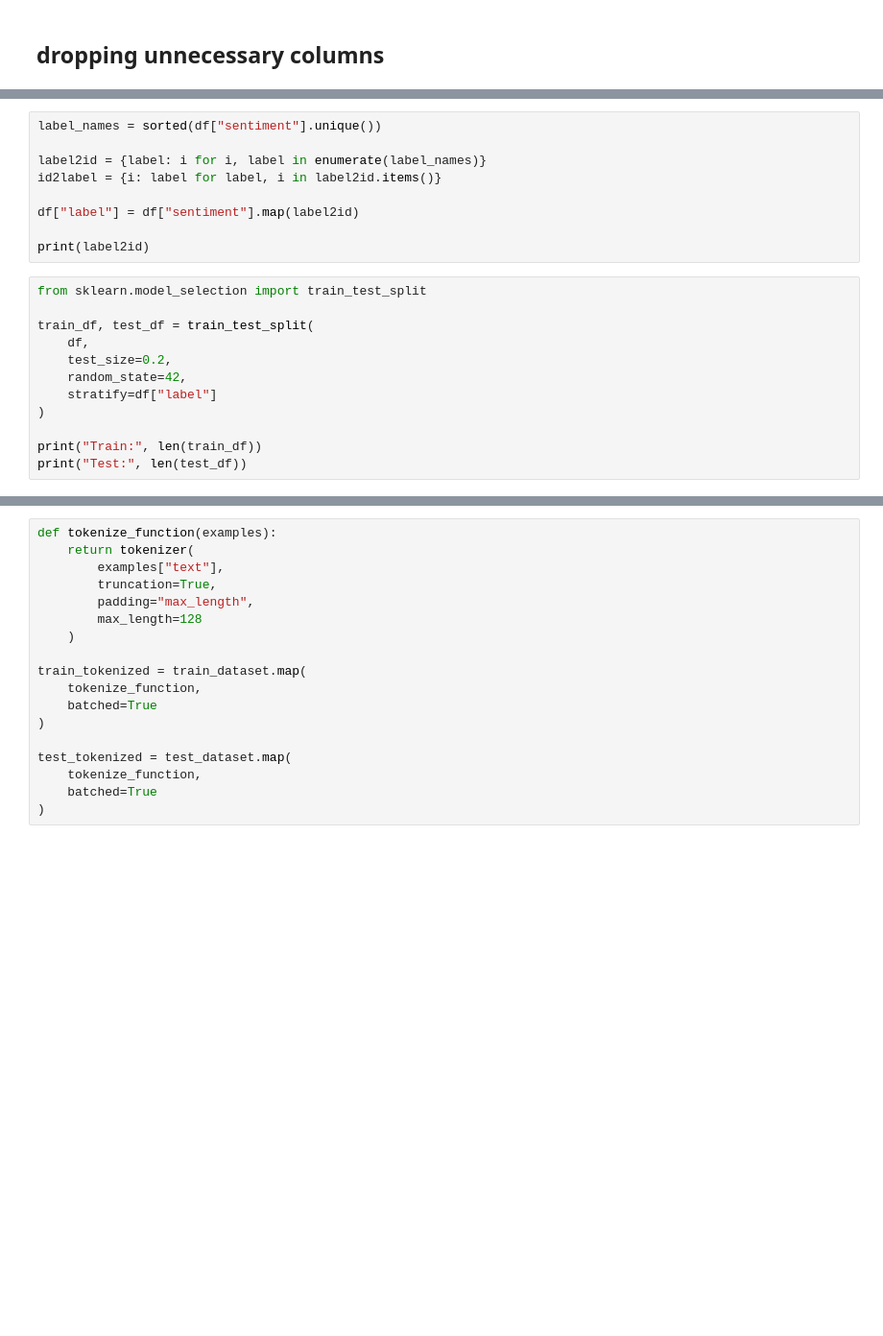
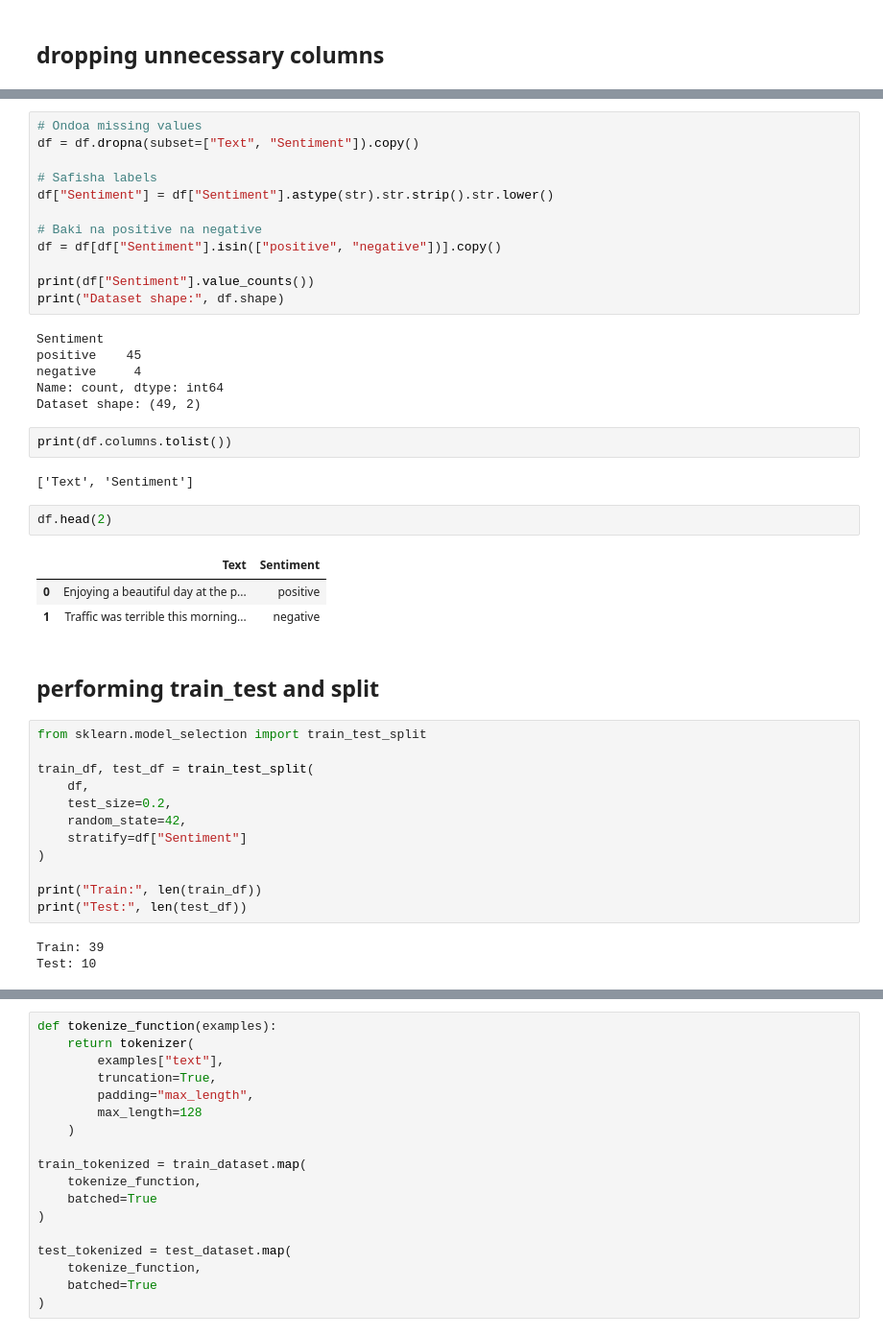
Before and after one commit to emmanuelmassawe/-Lloyds-Bank-Group-Customer-Churn-Prediction, a Jupyter notebook: Sentiment_Analysis_with_huggingface_transformers_.ipynb, the cells around one changed output, grey strips where cells are left out. Shown at 96% size. Drawn from its saved outputs; the diff is of its cells as text; blank space fills up the shorter version.

```diff
--- a/Sentiment_Analysis_with_huggingface_transformers_.ipynb
+++ b/Sentiment_Analysis_with_huggingface_transformers_.ipynb
@@ -109,12 +100,33 @@ Name: count, Length: 279, dtype: int64
-# %%
-label_names = sorted(df["sentiment"].unique())
-
-label2id = {label: i for i, label in enumerate(label_names)}
-id2label = {i: label for label, i in label2id.items()}
-
-df["label"] = df["sentiment"].map(label2id)
-
-print(label2id)
+# %%
+# Ondoa missing values
+df = df.dropna(subset=["Text", "Sentiment"]).copy()
+
+# Safisha labels
+df["Sentiment"] = df["Sentiment"].astype(str).str.strip().str.lower()
+
+# Baki na positive na negative
+df = df[df["Sentiment"].isin(["positive", "negative"])].copy()
+
+print(df["Sentiment"].value_counts())
+print("Dataset shape:", df.shape)
+# %% [output]
+Sentiment
+positive    45
+negative     4
+Name: count, dtype: int64
+Dataset shape: (49, 2)
+# %%
+print(df.columns.tolist())
+# %% [output]
+['Text', 'Sentiment']
+# %%
+df.head(2)
+# %% [output]
+|  | Text | Sentiment |
+| 0 | Enjoying a beautiful day at the p... | positive |
+| 1 | Traffic was terrible this morning... | negative |
+# %% [markdown]
+## performing train_test and split
 # %%
 from sklearn.model_selection import train_test_split
 
@@ -122,11 +134,14 @@ train_df, test_df = train_test_split(
     df,
     test_size=0.2,
     random_state=42,
-    stratify=df["label"]
+    stratify=df["Sentiment"]
 )
 
 print("Train:", len(train_df))
 print("Test:", len(test_df))
+# %% [output]
+Train: 39
+Test: 10
 # %%
 from datasets import Dataset
 
```
Also changed, not shown: parts of 3 cells of this notebook.
